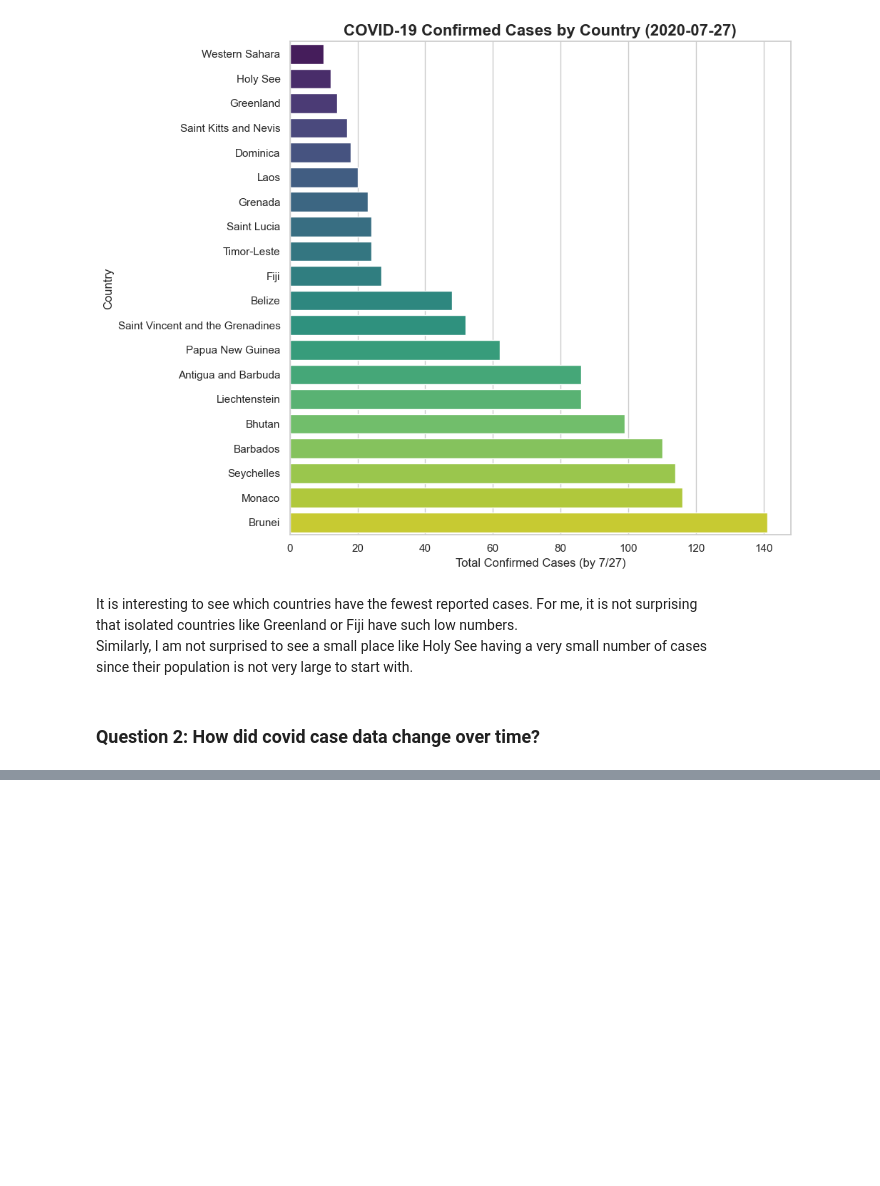
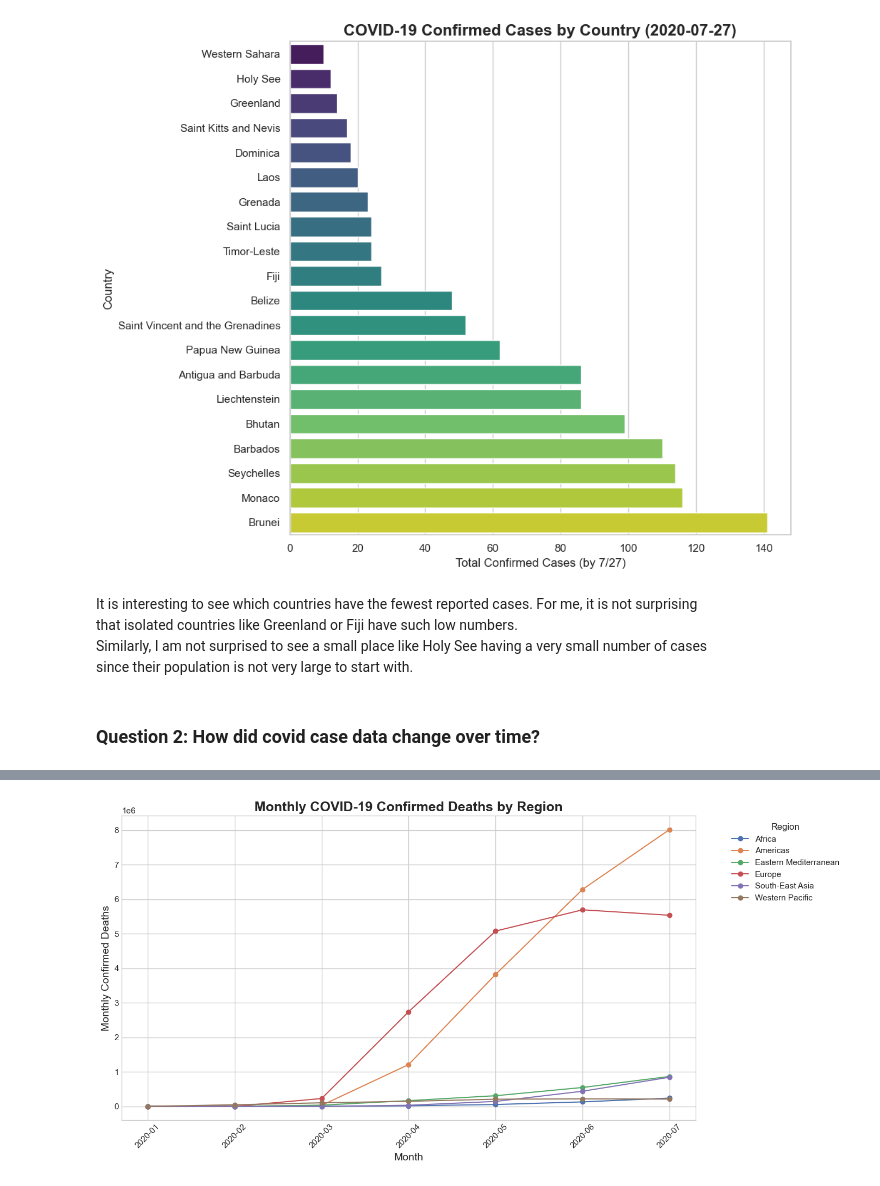
Before and after one commit to willrun808/Projects, a Jupyter notebook: COVID19.ipynb, the cells around one changed output, grey strips where cells are left out. Saved outputs shown, nothing was run; the diff lists cells and outputs as text; code cells hidden in the pictures; blank space fills up the shorter version.

```diff
--- a/COVID19.ipynb
+++ b/COVID19.ipynb
@@ -481,0 +598,31 @@ plt.show()
+# %%
+# now take a look at deaths from Covid
+monthly_df = pd.read_sql_query("""
+select
+    Country,
+    WHO_Region,
+    strftime('%Y-%m', Date) as year_month,
+    sum(Deaths) as monthly_deaths
+from covid
+group by Country, WHO_Region, year_month
+order by year_month, Country;
+""", conn)
+
+region_month = (
+    monthly_df.groupby(["WHO_Region", "year_month"])["monthly_deaths"]
+    .sum()
+    .reset_index()
+)
+
+pivot_region = region_month.pivot(index="year_month", columns="WHO_Region", values="monthly_deaths")
+plt.figure(figsize=(14, 7))
+pivot_region.plot(ax=plt.gca(), marker='o')
+plt.title("Monthly COVID-19 Confirmed Deaths by Region", fontsize=18, weight='bold')
+plt.xlabel("Month", fontsize=14)
+plt.ylabel("Monthly Confirmed Deaths", fontsize=14)
+plt.xticks(rotation=45)
+plt.legend(title="Region", bbox_to_anchor=(1.05, 1), loc='upper left')
+plt.tight_layout()
+plt.show()
+# %% [output]
+[figure, added]
```
Also changed, not shown: parts of 16 cells of this notebook, 1 other file.
